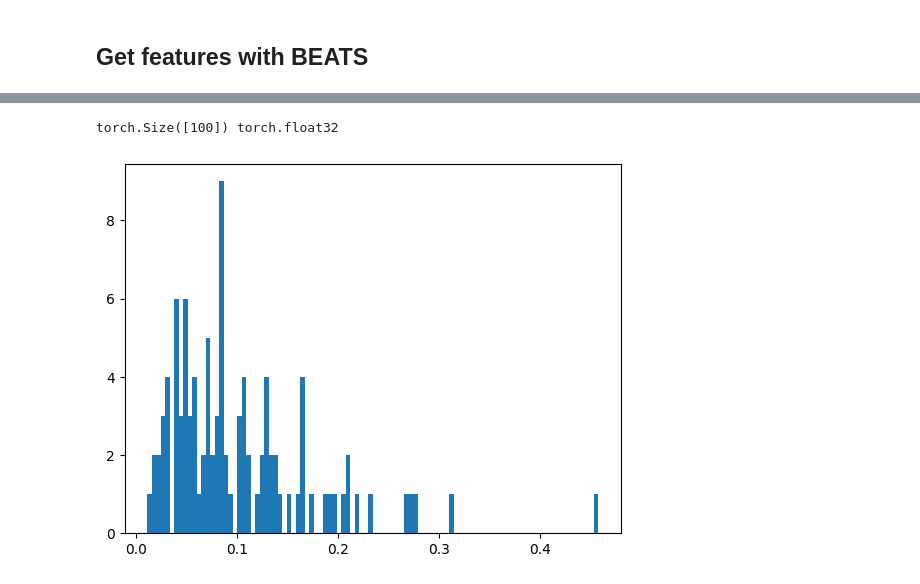
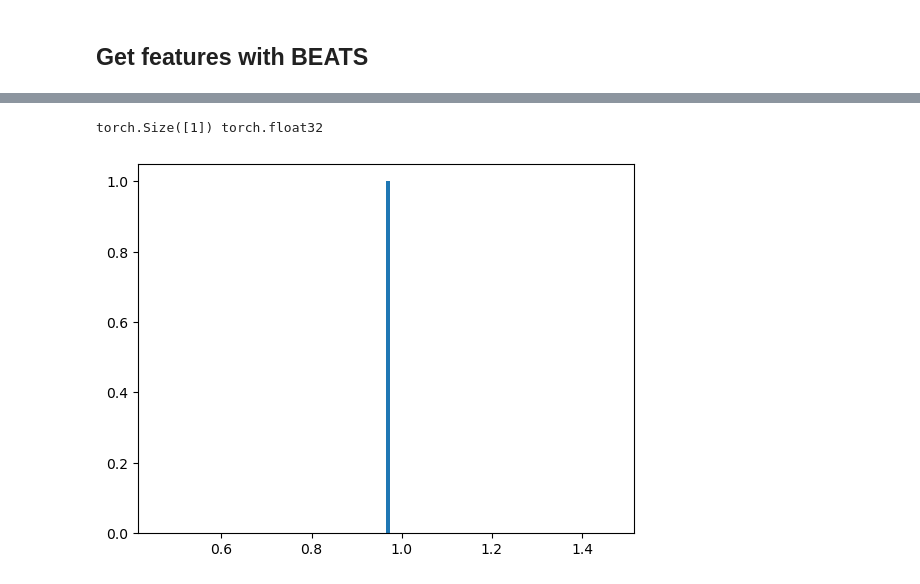
Before and after one commit to zszalan98/DL_RELAX, a Jupyter notebook: test_relax.ipynb, the cells around one changed output, grey strips where cells are left out. Saved outputs shown, nothing was run; the diff lists cells and outputs as text; code cells hidden in the pictures.

```diff
--- a/test_relax.ipynb
+++ b/test_relax.ipynb
@@ -108,16 +194,15 @@ masked_features = beats_model.extract_features(res_masked_audios)[0]
 # %%
 # Compute cosine similarity between original and masked features
-import torch
 from torch.nn.functional import cosine_similarity as cosine_sim
+# Extract features of the masked audios
+_, _, m_logits = beats_model.extract_features(masked_audio_inputs[0])
 
 # Compute cosine similarity
-cos_sim = cosine_sim(original_features, masked_features)
+cos_sim = cosine_sim(h, m_logits)
 print(cos_sim.shape, cos_sim.dtype)
+# Display similarity histogram
+plt.hist(cos_sim.detach().numpy(), bins=100)
+plt.show()
 # %% [output]
-torch.Size([100]) torch.float32
+torch.Size([1]) torch.float32
+[figure, added]
-# %%
-# Display similarity histogram
-plt.hist(cos_sim.detach().numpy(), bins=100)
-plt.show()
-# %% [output]
-[figure, removed]
```
Also changed, not shown: parts of 12 cells of this notebook.
